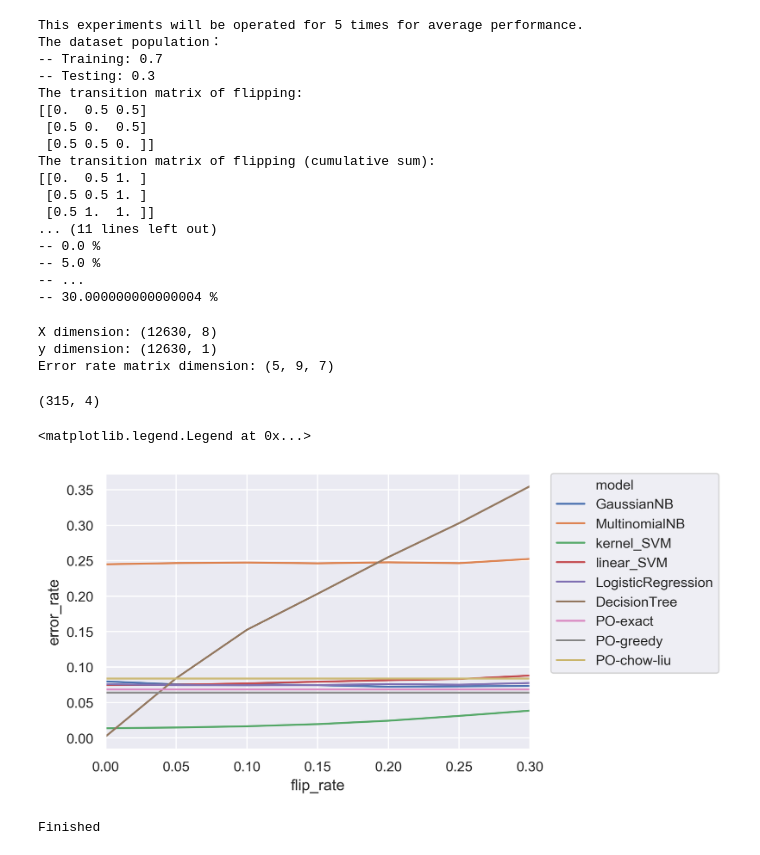
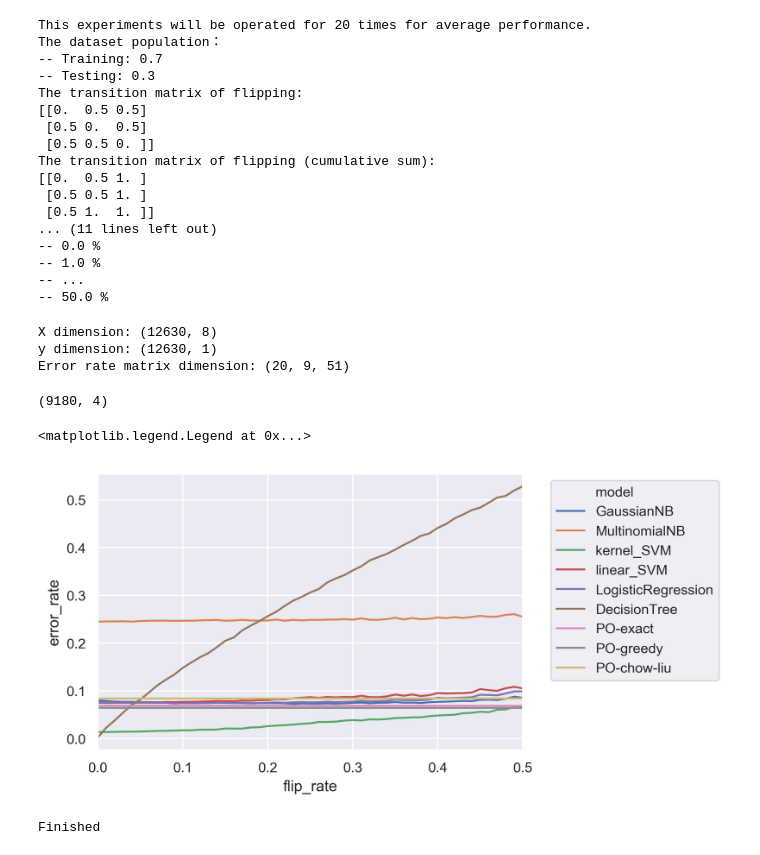
Before and after one commit to kensun619/RobustPGM, a Jupyter notebook: Nursery/1124_Experiments.ipynb, the cells around one changed output. Saved outputs shown, nothing was run; the diff lists cells and outputs as text; code cells hidden in the pictures.

```diff
--- a/Nursery/1124_Experiments.ipynb
+++ b/Nursery/1124_Experiments.ipynb
@@ -141,10 +137,10 @@ model_name_list = ['GaussianNB', 'MultinomialNB', 'kernel_SVM', 'linear_SVM',
                    'LogisticRegression', 'DecisionTree',
                    'PO-exact', 'PO-greedy', 'PO-chow-liu']
 flip_min = 0
-flip_max = 0.3
-flip_step = 0.05
+flip_max = 0.5
+flip_step = 0.01
 peru_list = np.arange(flip_min,flip_max+flip_step,flip_step)
-n_rpt = 5
+n_rpt = 20
 n_model = len(model_name_list)
 n_peru = len(peru_list)
 ratio_train_test = 0.3
@@ -170,7 +166,7 @@ print("--", peru_list[1]*100, '%')
 print("--", "...")
 print("--", peru_list[-1]*100, '%')
 # %% [output]
-This experiments will be operated for 5 times for average performance.
+This experiments will be operated for 20 times for average performance.
 The dataset population：
 -- Training: 0.7
 -- Testing: 0.3
@@ -184,9 +180,9 @@ The transition matrix of flipping (cumulative sum):
  [0.5 1.  1. ]]
 ... (11 lines left out)
 -- 0.0 %
--- 5.0 %
+-- 1.0 %
 -- ...
--- 30.000000000000004 %
+-- 50.0 %
 # %%
 feature = data[:,0:8]
 label = data[:,8].reshape(-1, 1)
@@ -199,7 +195,7 @@ print("Error rate matrix dimension:", error_rate.shape)
 # %% [output]
 X dimension: (12630, 8)
 y dimension: (12630, 1)
-Error rate matrix dimension: (5, 9, 7)
+Error rate matrix dimension: (20, 9, 51)
 # %%
 with tqdm(total=n_rpt*n_model*n_peru) as pbar:
     for idx_rpt in range(n_rpt):
@@ -238,23 +234,23 @@ er_df = pd.DataFrame(er_list, columns=['idx', 'model', 'flip_rate', 'error_rate'
 # %%
 print(er_df.shape)
 # %% [output]
-(315, 4)
+(9180, 4)
 # %%
 import seaborn as sns
 import matplotlib.pyplot as plt
 
 plt.figure(figsize=(6,4), dpi=300)
 sns.set(style="darkgrid")
 
 
 # Plot the responses for different events and regions
 ax = sns.lineplot(x="flip_rate", y="error_rate",
                   hue="model", data=er_df, legend='full')
-ax.set(xlim=(0, 0.3))
-plt.legend(bbox_to_anchor=(1.05, 1), loc=2, borderaxespad=0.)
+ax.set(xlim=(0, 0.5))
+plt.legend(bbox_to_anchor=(1.05, 1), loc=2, borderaxespad=0.5)
 # %% [output]
 <matplotlib.legend.Legend at 0x...>
-[figure, old version]
+[figure, new version]
 # %%
 # K-fold
 from sklearn.model_selection import KFold
```
Also changed, not shown: parts of 8 cells of this notebook, 10 other files.
